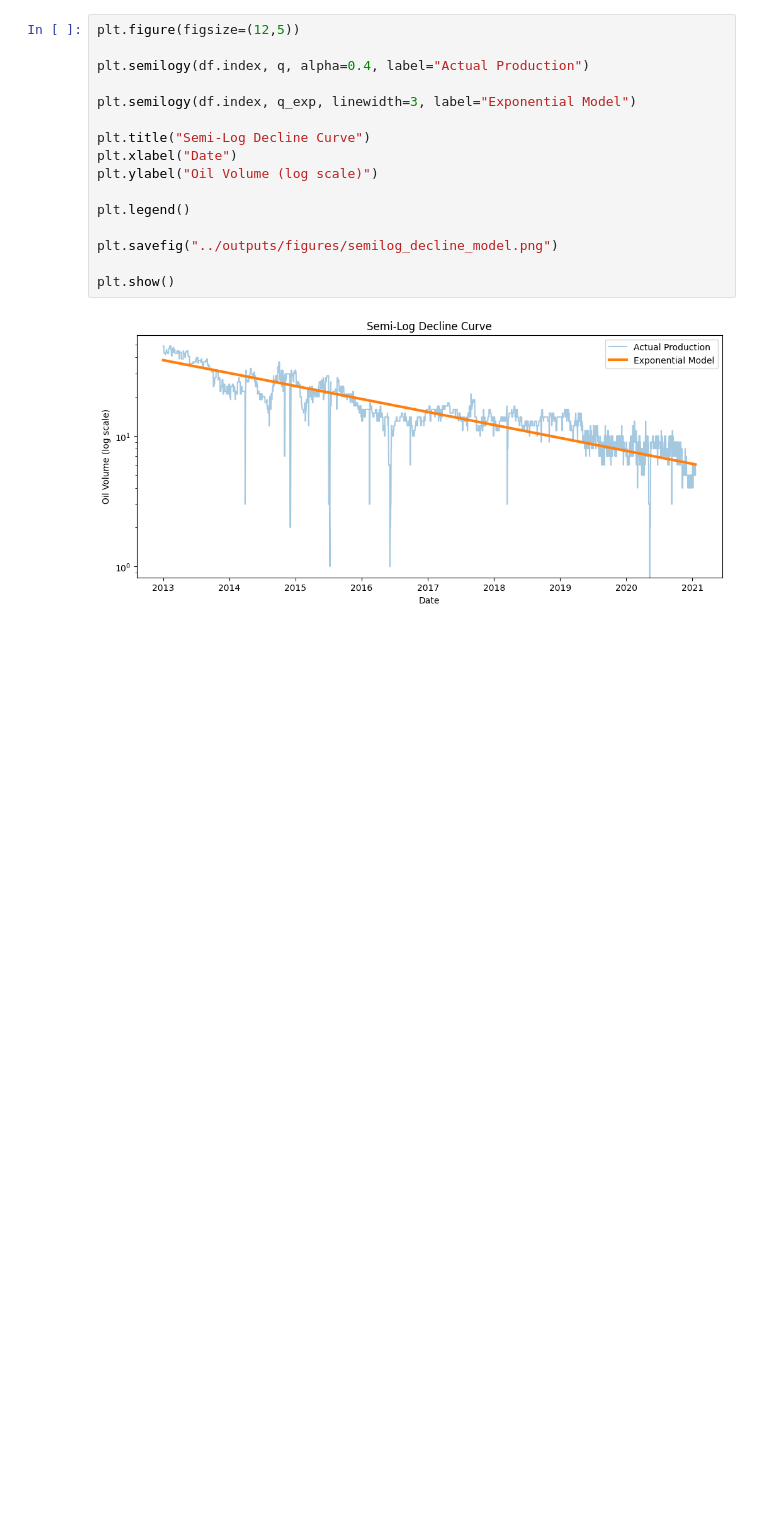
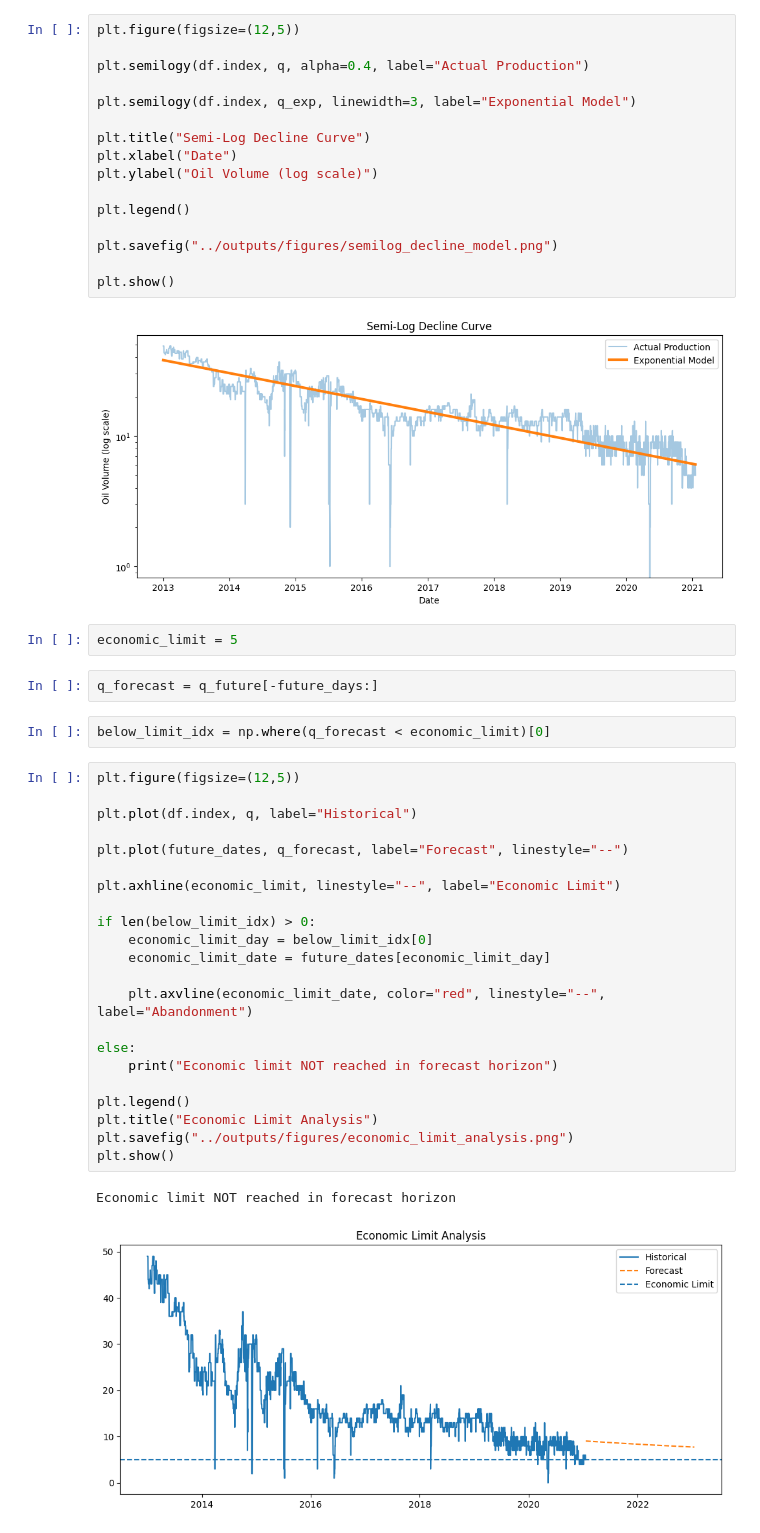
Before and after one commit to Jofregf/oil-well-production-analysis, a Jupyter notebook: notebooks/04_decline_curve_analysis.ipynb, the cells around one changed output. Saved outputs shown, nothing was run; the diff lists cells and outputs as text; blank space fills up the shorter version.

Commit message:
add 04_decline_curve_analysis.ipynb and readme.md

```diff
--- a/notebooks/04_decline_curve_analysis.ipynb
+++ b/notebooks/04_decline_curve_analysis.ipynb
@@ -284,3 +284,34 @@ plt.savefig("../outputs/figures/semilog_decline_model.png")
 plt.show()
 # %% [output]
 [figure]
+# %%
+economic_limit = 5
+# %%
+q_forecast = q_future[-future_days:]
+# %%
+below_limit_idx = np.where(q_forecast < economic_limit)[0]
+# %%
+plt.figure(figsize=(12,5))
+
+plt.plot(df.index, q, label="Historical")
+
+plt.plot(future_dates, q_forecast, label="Forecast", linestyle="--")
+
+plt.axhline(economic_limit, linestyle="--", label="Economic Limit")
+
+if len(below_limit_idx) > 0:
+    economic_limit_day = below_limit_idx[0]
+    economic_limit_date = future_dates[economic_limit_day]
+
+    plt.axvline(economic_limit_date, color="red", linestyle="--", label="Abandonment")
+
+else:
+    print("Economic limit NOT reached in forecast horizon")
+
+plt.legend()
+plt.title("Economic Limit Analysis")
+plt.savefig("../outputs/figures/economic_limit_analysis.png")
+plt.show()
+# %% [output]
+Economic limit NOT reached in forecast horizon
+[figure, added]
```
Also changed, not shown: parts of 2 cells of this notebook, 4 other files.
